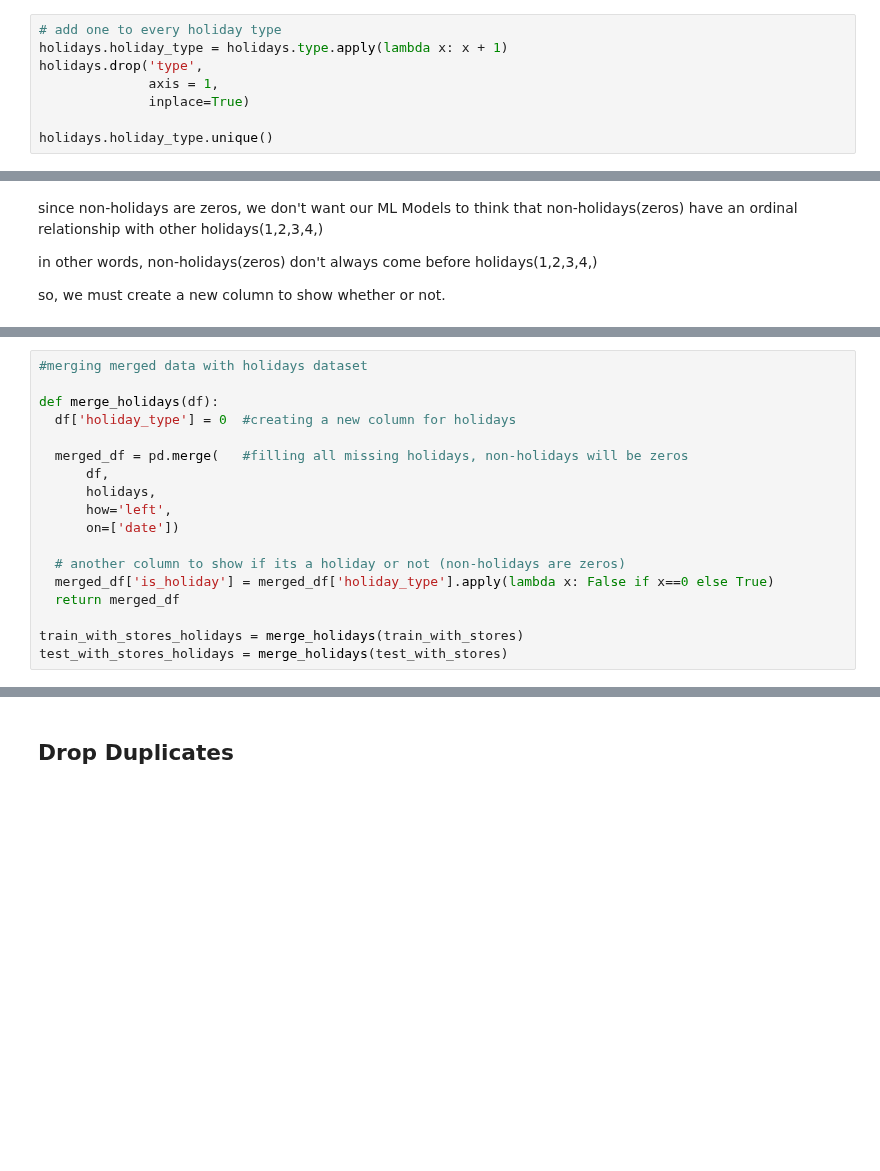
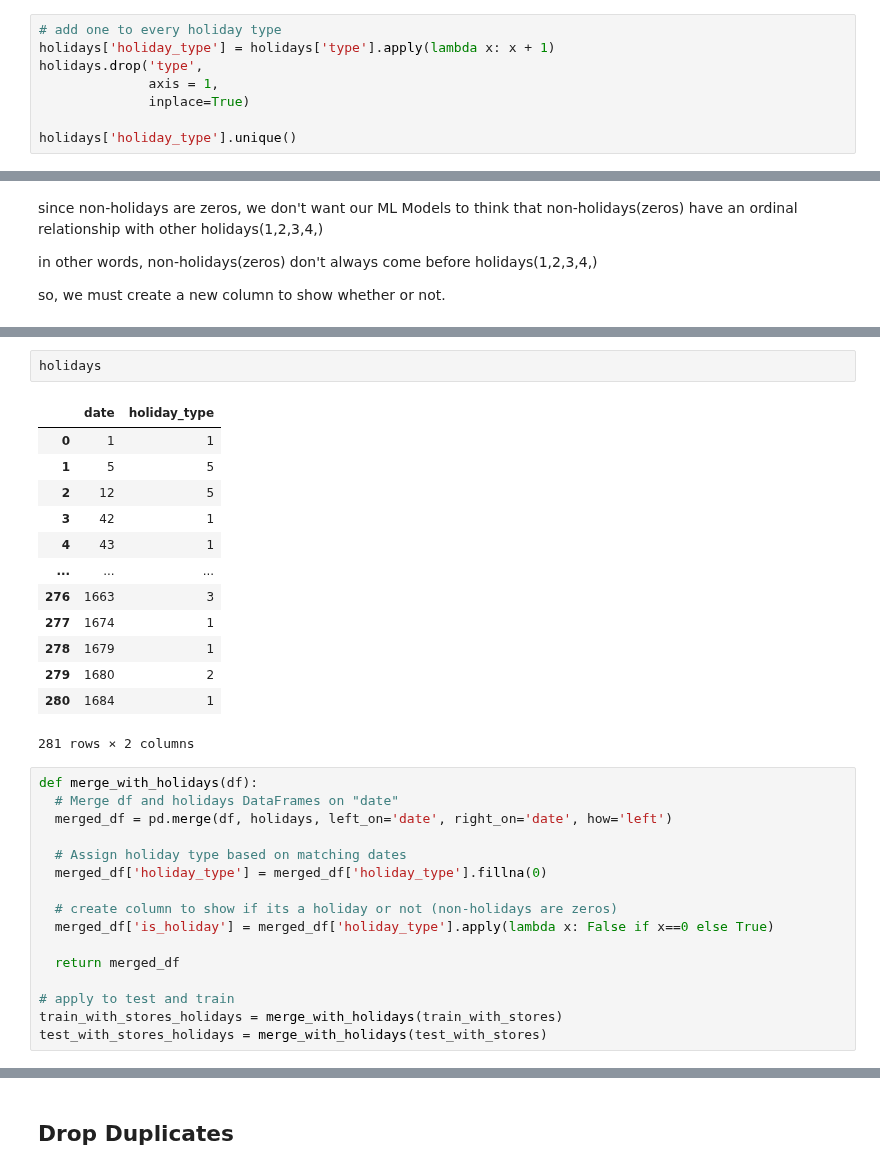
Before and after one commit to ikoghoemmanuell/Grocery-Store-Forecasting-Challenge-For-Azubian, a Jupyter notebook: dev/notebooks/sales.ipynb, the cells around one changed output, grey strips where cells are left out. Saved outputs shown, nothing was run; the diff lists cells and outputs as text; blank space fills up the shorter version.

```diff
--- a/dev/notebooks/sales.ipynb
+++ b/dev/notebooks/sales.ipynb
@@ -696,11 +715,11 @@ new_column = holiday_type + 1
 # %%
 # add one to every holiday type
-holidays.holiday_type = holidays.type.apply(lambda x: x + 1)
+holidays['holiday_type'] = holidays['type'].apply(lambda x: x + 1)
 holidays.drop('type',
               axis = 1,
               inplace=True)
 
-holidays.holiday_type.unique()
+holidays['holiday_type'].unique()
 # %% [output]
 array([1, 5, 3, 6, 2, 4])
 # %% [markdown]
@@ -716,18 +751,32 @@ so, we must create a new column to show whether or not.
+# %%
+holidays
+# %% [output]
+|  | date | holiday_type |
+| 0 | 1 | 1 |
+| 1 | 5 | 5 |
+| 2 | 12 | 5 |
+| 3 | 42 | 1 |
+| 4 | 43 | 1 |
+| ... | ... | ... |
+| 276 | 1663 | 3 |
+| 277 | 1674 | 1 |
+| 278 | 1679 | 1 |
+| 279 | 1680 | 2 |
+| 280 | 1684 | 1 |
+281 rows × 2 columns
 # %%
-#merging merged data with holidays dataset
+def merge_with_holidays(df):
+  # Merge df and holidays DataFrames on "date"
+  merged_df = pd.merge(df, holidays, left_on='date', right_on='date', how='left')
 
-def merge_holidays(df):
-  df['holiday_type'] = 0  #creating a new column for holidays
+  # Assign holiday type based on matching dates
+  merged_df['holiday_type'] = merged_df['holiday_type'].fillna(0)
 
-  merged_df = pd.merge(   #filling all missing holidays, non-holidays will be zeros
-      df,
-      holidays,
-      how='left',
-      on=['date'])
+  # create column to show if its a holiday or not (non-holidays are zeros)
+  merged_df['is_holiday'] = merged_df['holiday_type'].apply(lambda x: False if x==0 else True)
 
-  # another column to show if its a holiday or not (non-holidays are zeros)
-  merged_df['is_holiday'] = merged_df['holiday_type'].apply(lambda x: False if x==0 else True)
   return merged_df
 
-train_with_stores_holidays = merge_holidays(train_with_stores)
-test_with_stores_holidays = merge_holidays(test_with_stores)
+# apply to test and train
+train_with_stores_holidays = merge_with_holidays(train_with_stores)
+test_with_stores_holidays = merge_with_holidays(test_with_stores)
```
Also changed, not shown: parts of 15 cells of this notebook.
